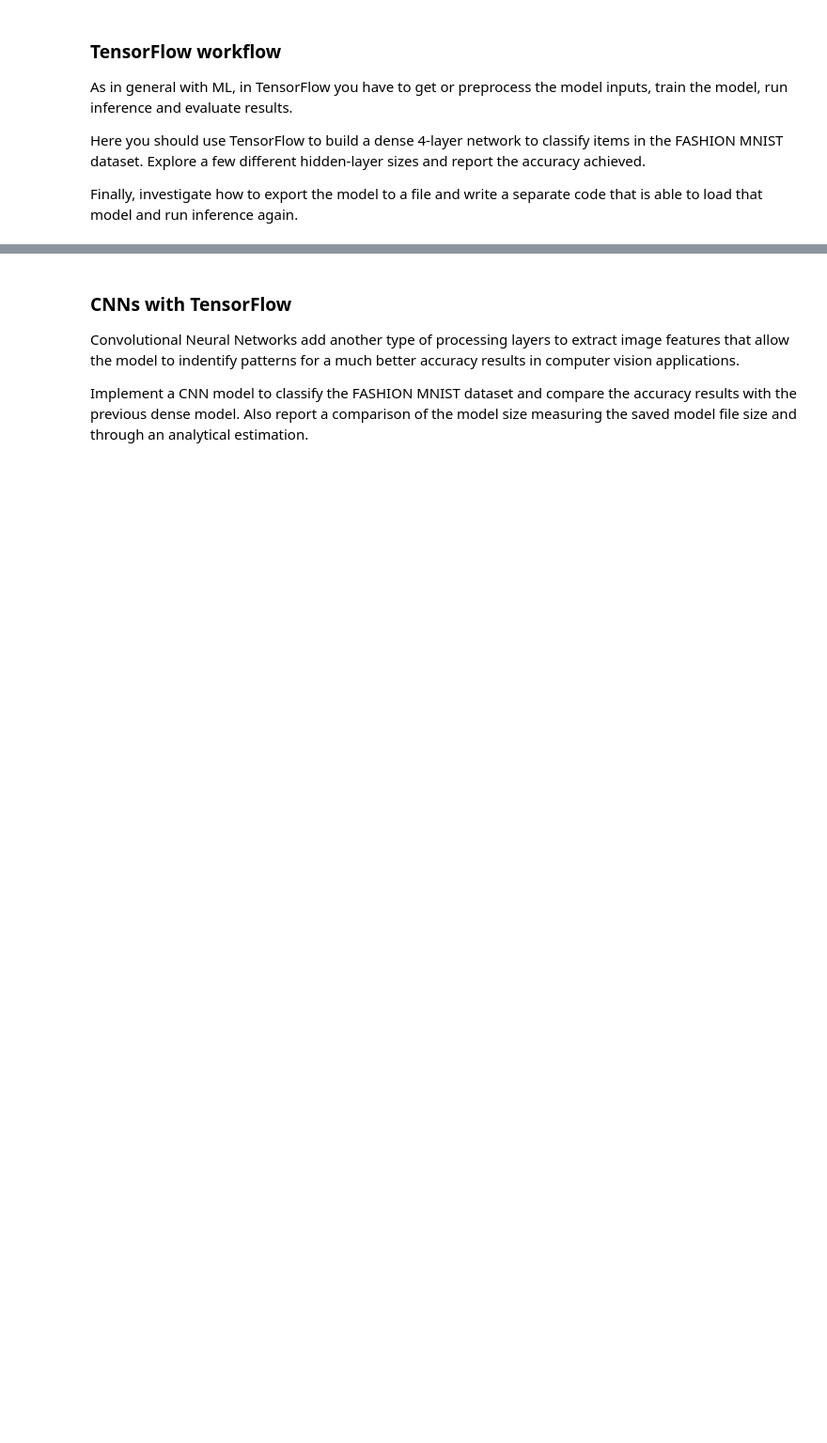
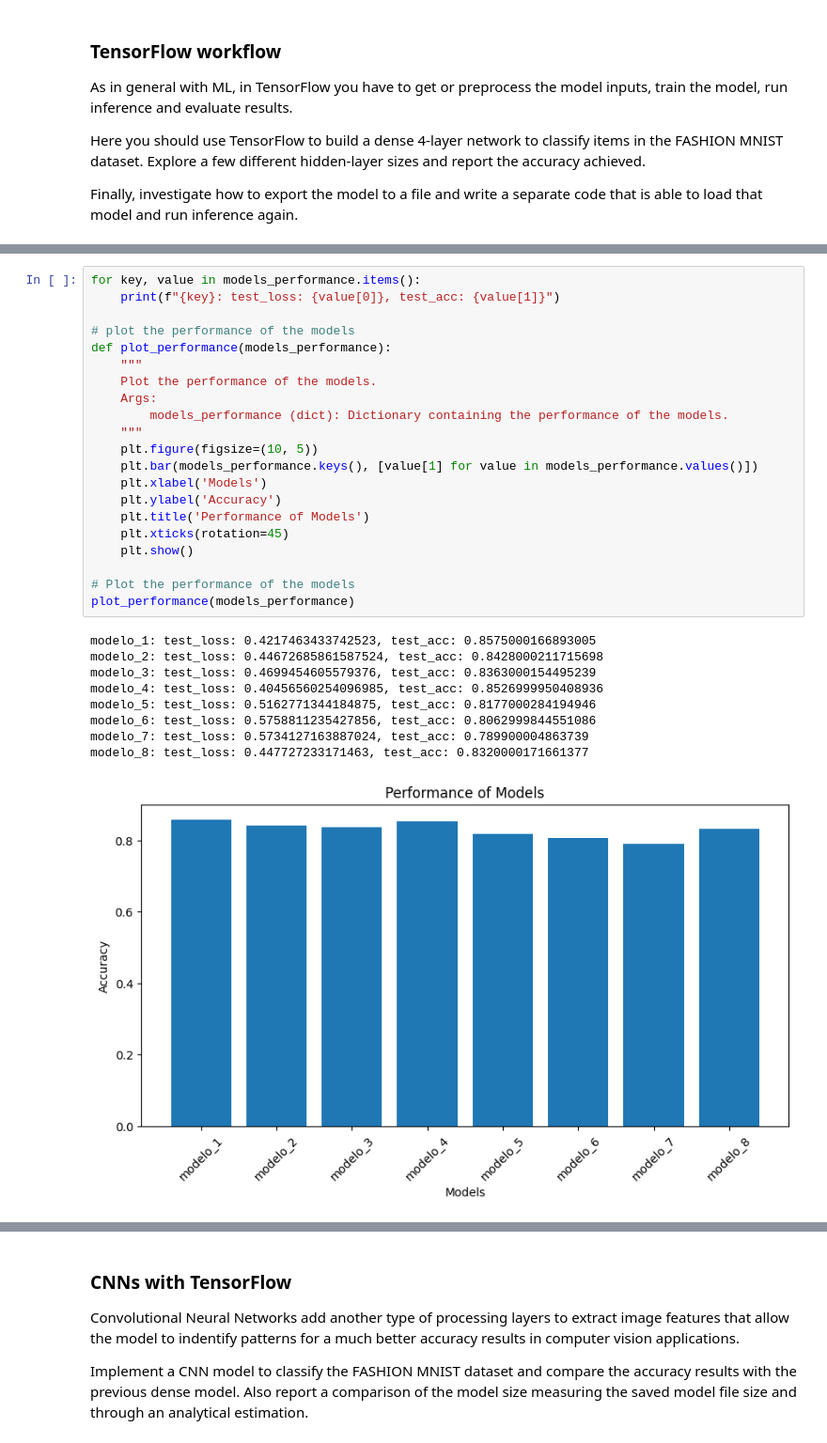
Before and after one commit to jusanchez6/Embedded-Machine-Learning, a Jupyter notebook: Lab2/Embedded_ML_Lab_2_1_TensorFlow.ipynb, the cells around one changed output, grey strips where cells are left out. Shown at 94% size. Drawn from its saved outputs; the diff is of its cells as text; blank space fills up the shorter version.

```diff
--- a/Lab2/Embedded_ML_Lab_2_1_TensorFlow.ipynb
+++ b/Lab2/Embedded_ML_Lab_2_1_TensorFlow.ipynb
@@ -43,0 +295,31 @@ Finally, investigate how to export the model to a file and write a separate code
+# %%
+for key, value in models_performance.items():
+    print(f"{key}: test_loss: {value[0]}, test_acc: {value[1]}")
+
+# plot the performance of the models
+def plot_performance(models_performance):
+    """
+    Plot the performance of the models.
+    Args:
+        models_performance (dict): Dictionary containing the performance of the models.
+    """
+    plt.figure(figsize=(10, 5))
+    plt.bar(models_performance.keys(), [value[1] for value in models_performance.values()])
+    plt.xlabel('Models')
+    plt.ylabel('Accuracy')
+    plt.title('Performance of Models')
+    plt.xticks(rotation=45)
+    plt.show()
+
+# Plot the performance of the models
+plot_performance(models_performance)
+# %% [output]
+modelo_1: test_loss: 0.4217463433742523, test_acc: 0.8575000166893005
+modelo_2: test_loss: 0.44672685861587524, test_acc: 0.8428000211715698
+modelo_3: test_loss: 0.4699454605579376, test_acc: 0.8363000154495239
+modelo_4: test_loss: 0.40456560254096985, test_acc: 0.8526999950408936
+modelo_5: test_loss: 0.5162771344184875, test_acc: 0.8177000284194946
+modelo_6: test_loss: 0.5758811235427856, test_acc: 0.8062999844551086
+modelo_7: test_loss: 0.5734127163887024, test_acc: 0.789900004863739
+modelo_8: test_loss: 0.447727233171463, test_acc: 0.8320000171661377
+[figure, added]
```
Also changed, not shown: parts of 16 cells of this notebook, 10 other files.
